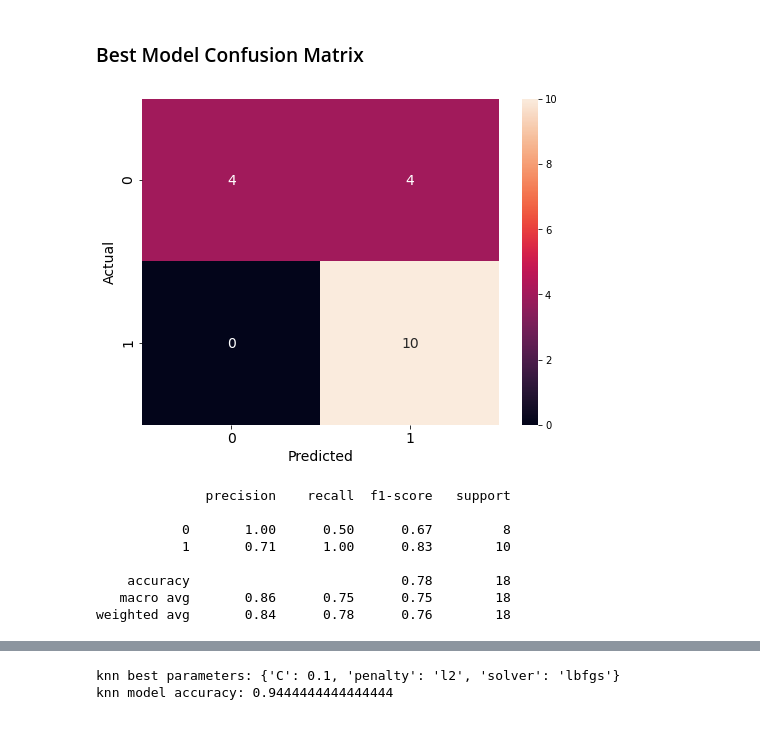
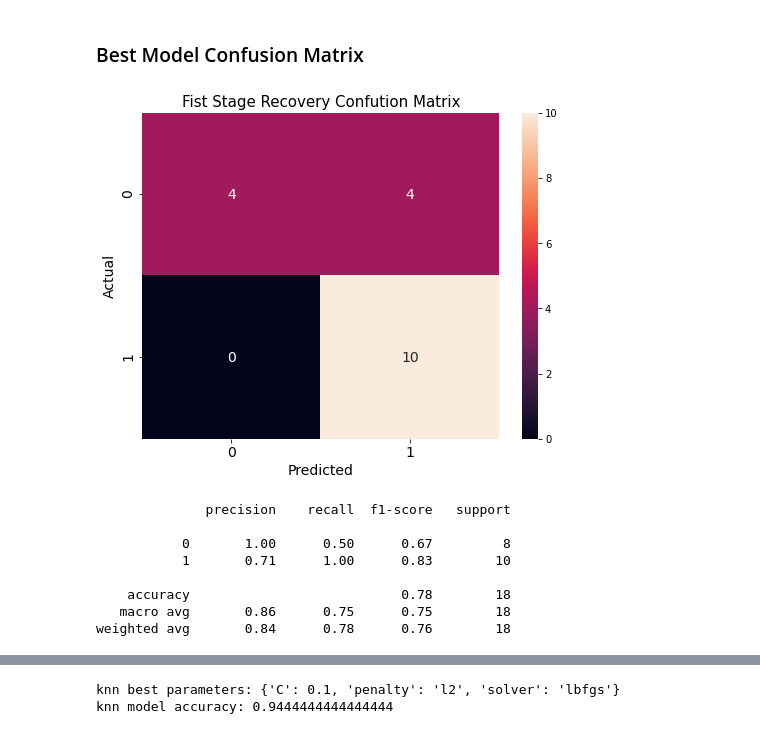
Before and after one commit to stricje1/Data_Science_Capstone, a Jupyter notebook: Predictive Model.ipynb, the cells around one changed output, grey strips where cells are left out. Drawn from its saved outputs; the diff is of its cells as text; code cells hidden in the pictures.

```diff
--- a/Predictive Model.ipynb
+++ b/Predictive Model.ipynb
@@ -542,16 +542,17 @@ KNN Accuracy : 0.7833333333333333
 # %%
 # model = LR()
 conf_mat = confusion_matrix(Y_test, knn_yhat)
 fig, ax = plt.subplots(figsize=(8,6))
 sns.heatmap(conf_mat, annot=True, annot_kws={"size": 14}, fmt='d', xticklabels=[0,1], yticklabels=[0,1])
+plt.title('Fist Stage Recovery Confution Matrix', fontsize = 15)
 plt.xticks(fontsize=14)
 plt.yticks(fontsize=14)
 plt.ylabel('Actual', fontsize = 14)
 plt.xlabel('Predicted', fontsize = 14)
 plt.show()
 print (classification_report(Y_test, knn_yhat))
 # %% [output]
-[figure, old version]
+[figure, new version]
               precision    recall  f1-score   support
 
            0       1.00      0.50      0.67         8
```
Also changed, not shown: parts of 1 cell of this notebook.
